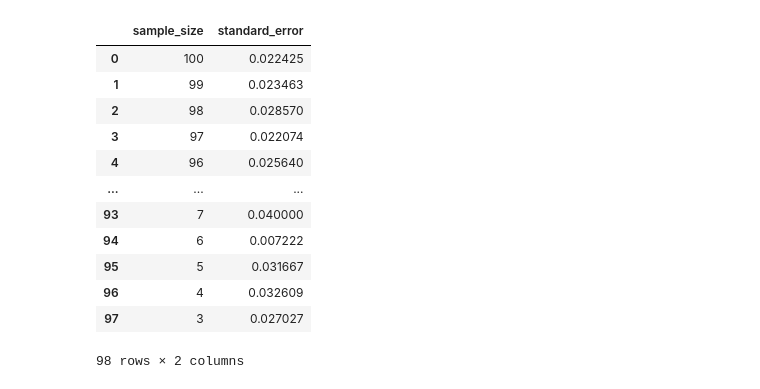
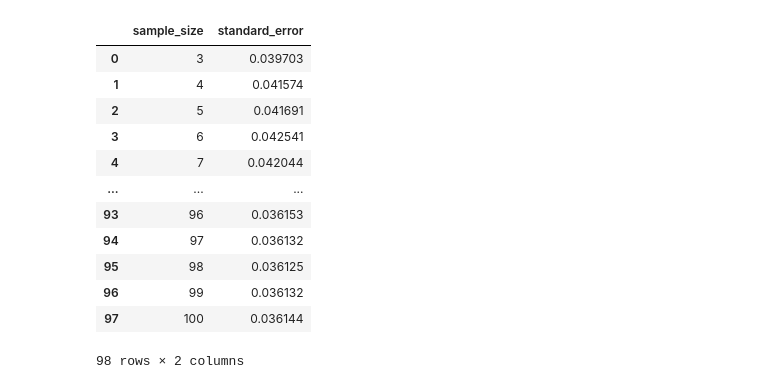
Before and after one commit to dimits-ts/aposteriori-unimodality, a Jupyter notebook: notebooks/sample_size_variance.ipynb, the cells around one changed output. Cells and saved outputs as stored; diff of their text form; code cells hidden in the pictures.

```diff
--- a/notebooks/sample_size_variance.ipynb
+++ b/notebooks/sample_size_variance.ipynb
@@ -69,8 +65,9 @@ df.head(1)
 # %%
-def sample_se_vs_sample_size(
+def sample_se_vs_sample_size_unimodality(
     df: pd.DataFrame,
     annotation_col: str,
     group_col: str,
+    comment_col: str,
     bins: int = 5,
     min_size: int = 2,
     max_size: int = 100,
@@ -79,73 +76,91 @@ def sample_se_vs_sample_size(
 ) -> pd.DataFrame:
     """
     Sample decreasing subsets of annotations and compute the standard error
-    of polarization statistics at each sample size.
+    of Aposteriori Unimodality statistics at each sample size.
 
-    :param df: DataFrame with annotations and factor groups.
+    :param df: DataFrame with annotations, factor groups, and comment ids.
     :param annotation_col: Column name for list of annotations.
-    :param group_col: Column name for list of groups (e.g., annot_sex).
+    :param group_col: Column name for list of factor groups (e.g., annot_sex).
+    :param comment_col: Column name for list of comment ids.
     :param bins: Number of bins for DFU.
     :param min_size: Minimum sample size to consider.
     :param max_size: Maximum sample size to consider.
     :param step: Step size to decrease sample size.
     :param iters: Repetitions per sample size for averaging.
     :return: DataFrame with columns [sample_size, standard_error]
     """
-    results = []
+    results: list[dict[str, Any]] = []
+    for size in tqdm(range(min_size, max_size + 1, step), desc="#Annotators"):
+        iter_ses = []
 
-    for size in range(max_size, min_size - 1, -step):
-        se_values = []
-        for _ in range(iters):
-            sample_row = df.sample(1).iloc[0]
-            annotations = sample_row[annotation_col]
-            groups = sample_row[group_col]
+        for _ in tqdm(range(iters), desc="#Comments", leave=False):
+            sample_stats = []
 
-            if len(annotations) < size:
-                continue
+            # loop over comments
+            for _, row in df.iterrows():
+                annotations = np.array(row[annotation_col])
+                groups = np.array(row[group_col])
 
-            indices = np.random.choice(len(annotations), size=size, replace=True)
-            sampled_annots = np.array(annotations)[indices]
-            sampled_groups = np.array(groups)[indices]
+                # skip if not enough annotators
+                if len(annotations) < size:
+                    continue
 
-            # Compute polarization statistic
-            pol_stats = aposteriori._factor_polarization_stat(sampled_annots, sampled_groups, bins)
-            pol_values = [v for v in pol_stats.values() if not np.isnan(v)]
+                # subsample
+                idx = np.random.choice(
+                    len(annotations), size=size, replace=False
+                )
+                sub_ann = annotations[idx]
+                sub_grp = groups[idx]
 
-            if len(pol_values) > 1:
-                std_dev = np.std(pol_values, ddof=1)  # sample standard deviation
-                standard_error = std_dev / np.sqrt(len(pol_values))
-                se_values.append(standard_error)
+                # compute factor DFU stats
+                stats_dict = aposteriori._factor_dfu_stat(
+                    sub_ann, sub_grp, bins=bins
+                )
 
-        if se_values:
-            results.append({"sample_size": size, "standard_error": np.mean(se_values)})
+                # collect values (drop NaNs)
+                sample_stats.extend(
+                    [v for v in stats_dict.values() if not np.isnan(v)]
+                )
+
+            # compute SE for this iteration
+            if len(sample_stats) > 1:
+                se = np.std(sample_stats, ddof=1) / np.sqrt(len(sample_stats))
+                iter_ses.append(se)
+
+        # average SE across iterations
+        if len(iter_ses) > 0:
+            results.append(
+                {"sample_size": size, "standard_error": np.mean(iter_ses)}
+            )
 
     return pd.DataFrame(results)
 
 
-res_df = sample_se_vs_sample_size(
-    df=df,
+res_df = sample_se_vs_sample_size_unimodality(
+    df=df.reset_index(),
     annotation_col="toxicity",
     group_col="annot_sex",
+    comment_col="message_id",
     bins=5,
     min_size=3,
     max_size=100,
     step=1,
-    iters=50
+    iters=1000,
 )
 res_df
 # %% [output]
 |  | sample_size | standard_error |
-| 0 | 100 | 0.022425 |
-| 1 | 99 | 0.023463 |
-| 2 | 98 | 0.028570 |
-| 3 | 97 | 0.022074 |
-| 4 | 96 | 0.025640 |
+| 0 | 3 | 0.039703 |
+| 1 | 4 | 0.041574 |
+| 2 | 5 | 0.041691 |
+| 3 | 6 | 0.042541 |
+| 4 | 7 | 0.042044 |
 | ... | ... | ... |
-| 93 | 7 | 0.040000 |
-| 94 | 6 | 0.007222 |
-| 95 | 5 | 0.031667 |
-| 96 | 4 | 0.032609 |
-| 97 | 3 | 0.027027 |
+| 93 | 96 | 0.036153 |
+| 94 | 97 | 0.036132 |
+| 95 | 98 | 0.036125 |
+| 96 | 99 | 0.036132 |
+| 97 | 100 | 0.036144 |
 98 rows × 2 columns
 # %%
 def plot_variance_curve(results_df: pd.DataFrame):
```
Also changed, not shown: parts of 3 cells of this notebook, 2 other files.
